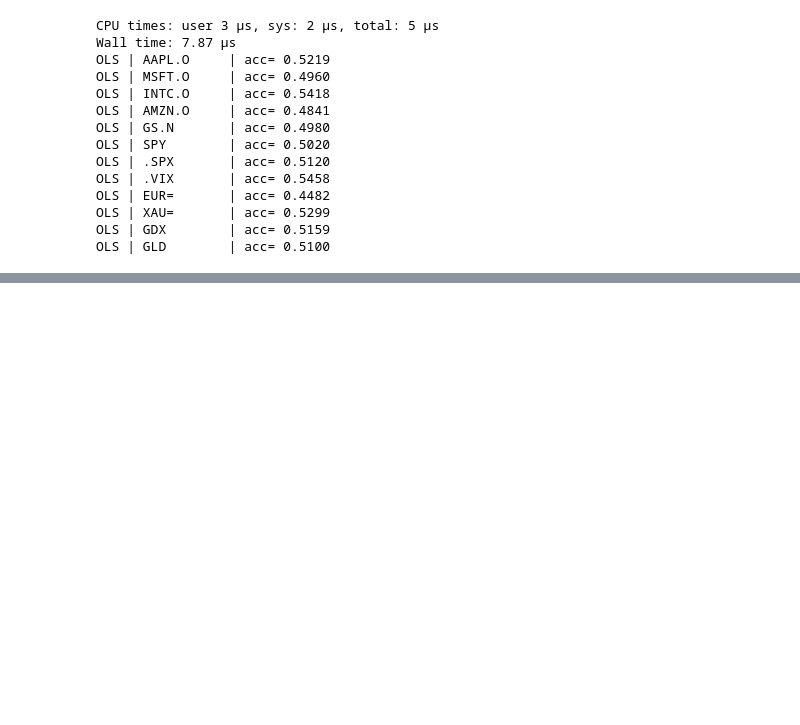
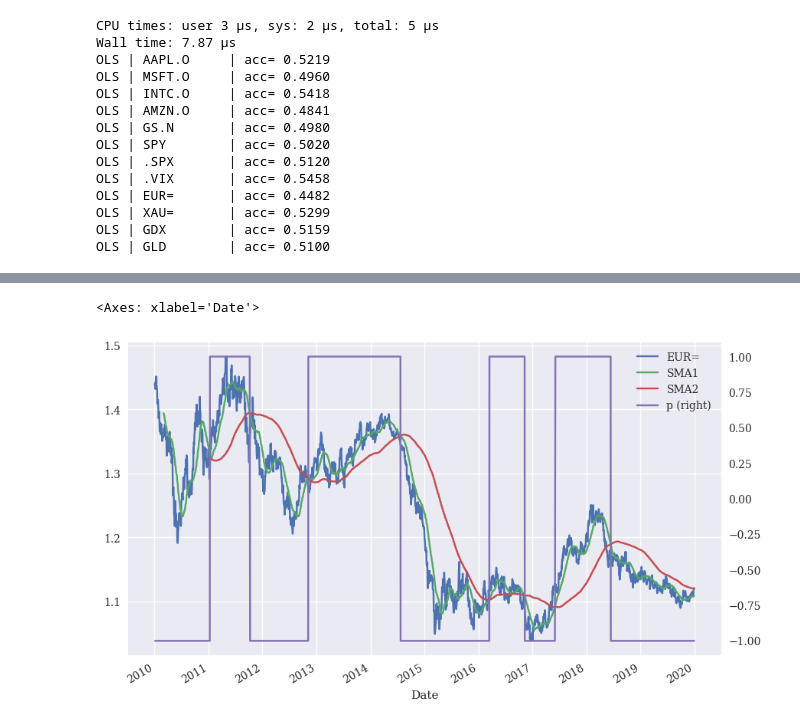
Before and after one commit to eHattori/exercism, a Jupyter notebook: python/ai-finance.ipynb, the cells around one changed output, grey strips where cells are left out. Cells and saved outputs as stored; diff of their text form; code cells hidden in the pictures; blank space fills up the shorter version.

```diff
--- a/python/ai-finance.ipynb
+++ b/python/ai-finance.ipynb
@@ -264,0 +531,7 @@ Num GPUs Available:  0
+# %%
+data['p'] = np.where(data['SMA1'] > data['SMA2'], 1, -1)
+data['p'] = data['p'].shift(1)
+data.plot(figsize=(10,6), secondary_y='p')
+# %% [output]
+<Axes: xlabel='Date'>
+[figure, added]
```
Also changed, not shown: parts of 31 cells of this notebook.
